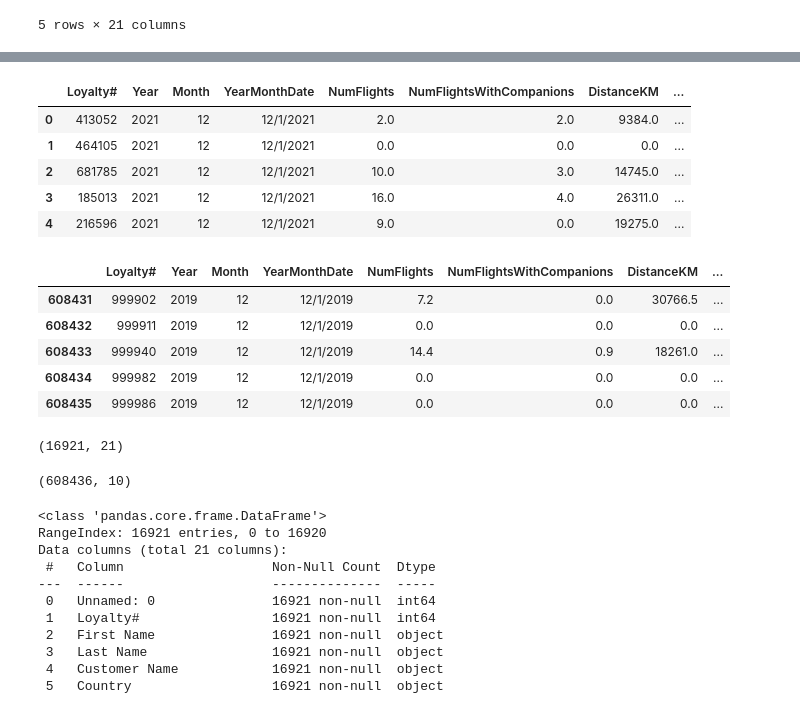
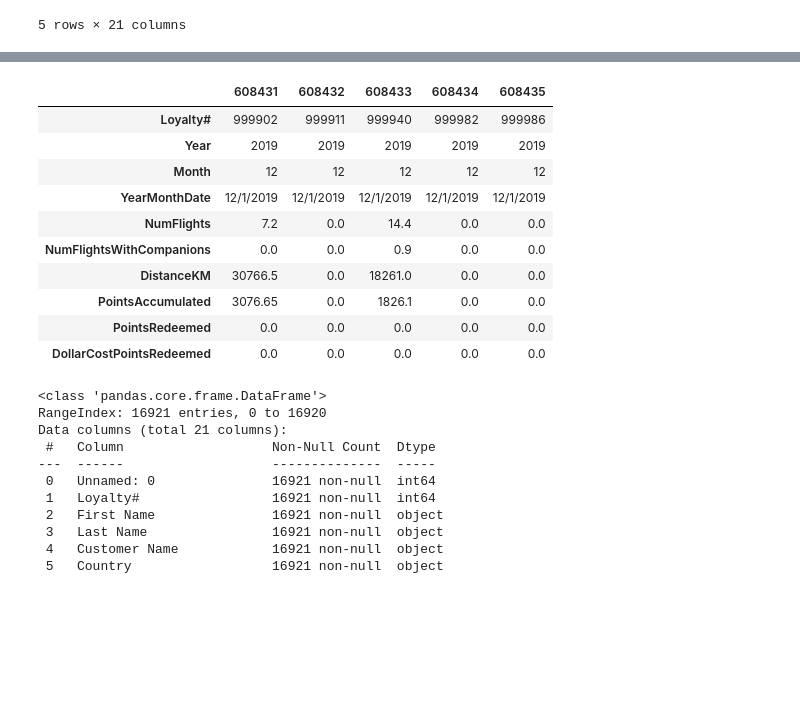
Before and after one commit to luisbdavila/Airline_Customer_Segmentation_DataMining_Project_Python, a Jupyter notebook: 1_Delivery/Code/EDA.ipynb, the cells around one changed output, grey strips where cells are left out. Cells and saved outputs as stored; diff of their text form; code cells hidden in the pictures; blank space fills up the shorter version.

```diff
--- a/1_Delivery/Code/EDA.ipynb
+++ b/1_Delivery/Code/EDA.ipynb
@@ -108,27 +100,15 @@ df_AIAI_Customers.tail()
-# %%
-df_AIAI_Flights.head()
-# %% [output]
-|  | Loyalty# | Year | Month | YearMonthDate | NumFlights | NumFlightsWithCompanions | DistanceKM | ... |
-| 0 | 413052 | 2021 | 12 | 12/1/2021 | 2.0 | 2.0 | 9384.0 | ... |
-| 1 | 464105 | 2021 | 12 | 12/1/2021 | 0.0 | 0.0 | 0.0 | ... |
-| 2 | 681785 | 2021 | 12 | 12/1/2021 | 10.0 | 3.0 | 14745.0 | ... |
-| 3 | 185013 | 2021 | 12 | 12/1/2021 | 16.0 | 4.0 | 26311.0 | ... |
-| 4 | 216596 | 2021 | 12 | 12/1/2021 | 9.0 | 0.0 | 19275.0 | ... |
 # %%
-df_AIAI_Flights.tail()
+df_AIAI_Flights.tail().T
 # %% [output]
-|  | Loyalty# | Year | Month | YearMonthDate | NumFlights | NumFlightsWithCompanions | DistanceKM | ... |
-| 608431 | 999902 | 2019 | 12 | 12/1/2019 | 7.2 | 0.0 | 30766.5 | ... |
-| 608432 | 999911 | 2019 | 12 | 12/1/2019 | 0.0 | 0.0 | 0.0 | ... |
-| 608433 | 999940 | 2019 | 12 | 12/1/2019 | 14.4 | 0.9 | 18261.0 | ... |
-| 608434 | 999982 | 2019 | 12 | 12/1/2019 | 0.0 | 0.0 | 0.0 | ... |
-| 608435 | 999986 | 2019 | 12 | 12/1/2019 | 0.0 | 0.0 | 0.0 | ... |
+|  | 608431 | 608432 | 608433 | 608434 | 608435 |
+| Loyalty# | 999902 | 999911 | 999940 | 999982 | 999986 |
+| Year | 2019 | 2019 | 2019 | 2019 | 2019 |
+| Month | 12 | 12 | 12 | 12 | 12 |
+| YearMonthDate | 12/1/2019 | 12/1/2019 | 12/1/2019 | 12/1/2019 | 12/1/2019 |
+| NumFlights | 7.2 | 0.0 | 14.4 | 0.0 | 0.0 |
+| NumFlightsWithCompanions | 0.0 | 0.0 | 0.9 | 0.0 | 0.0 |
+| DistanceKM | 30766.5 | 0.0 | 18261.0 | 0.0 | 0.0 |
+| PointsAccumulated | 3076.65 | 0.0 | 1826.1 | 0.0 | 0.0 |
+| PointsRedeemed | 0.0 | 0.0 | 0.0 | 0.0 | 0.0 |
+| DollarCostPointsRedeemed | 0.0 | 0.0 | 0.0 | 0.0 | 0.0 |
-# %%
-df_AIAI_Customers.shape
-# %% [output]
-(16921, 21)
-# %%
-df_AIAI_Flights.shape
-# %% [output]
-(608436, 10)
 # %%
```
Also changed, not shown: parts of 18 cells of this notebook.
